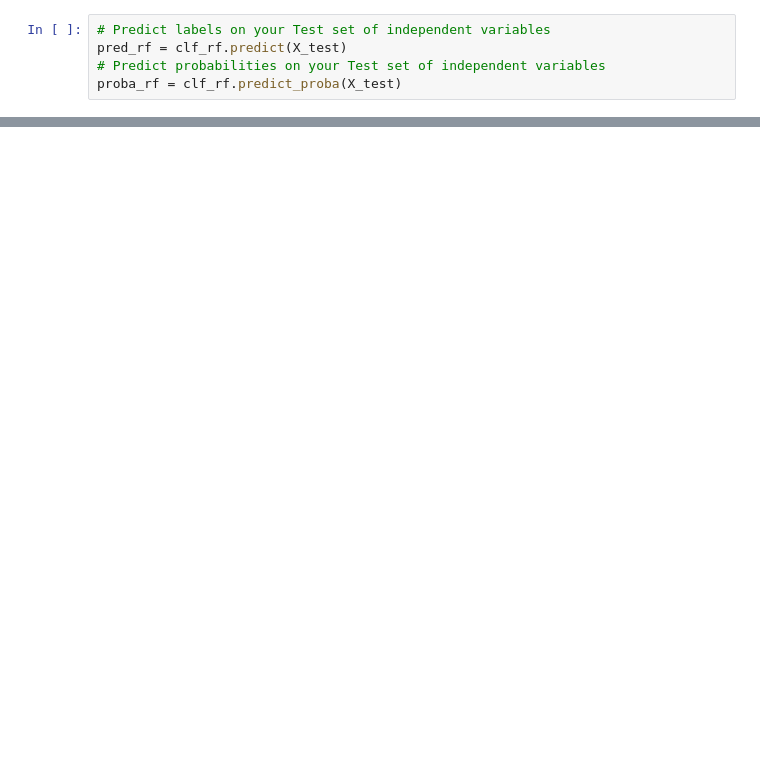
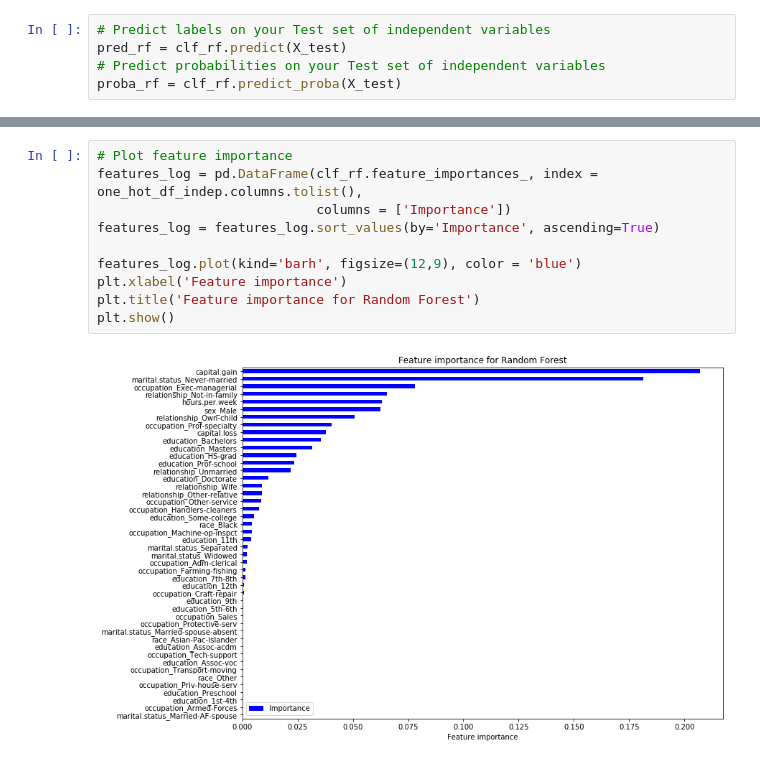
Before and after one commit to EmilyJonesQB/cfg-session-9, a Jupyter notebook: 5_predictive_analysis_updated.ipynb, the cells around one changed output, grey strips where cells are left out. Drawn from its saved outputs; the diff is of its cells as text; blank space fills up the shorter version.

```diff
--- a/5_predictive_analysis_updated.ipynb
+++ b/5_predictive_analysis_updated.ipynb
@@ -308,0 +285,12 @@ proba_rf = clf_rf.predict_proba(X_test)
+# %%
+# Plot feature importance
+features_log = pd.DataFrame(clf_rf.feature_importances_, index = one_hot_df_indep.columns.tolist(),
+                            columns = ['Importance'])
+features_log = features_log.sort_values(by='Importance', ascending=True)
+
+features_log.plot(kind='barh', figsize=(12,9), color = 'blue')
+plt.xlabel('Feature importance')
+plt.title('Feature importance for Random Forest')
+plt.show()
+# %% [output]
+[figure, added]
```
Also changed, not shown: parts of 32 cells of this notebook.
